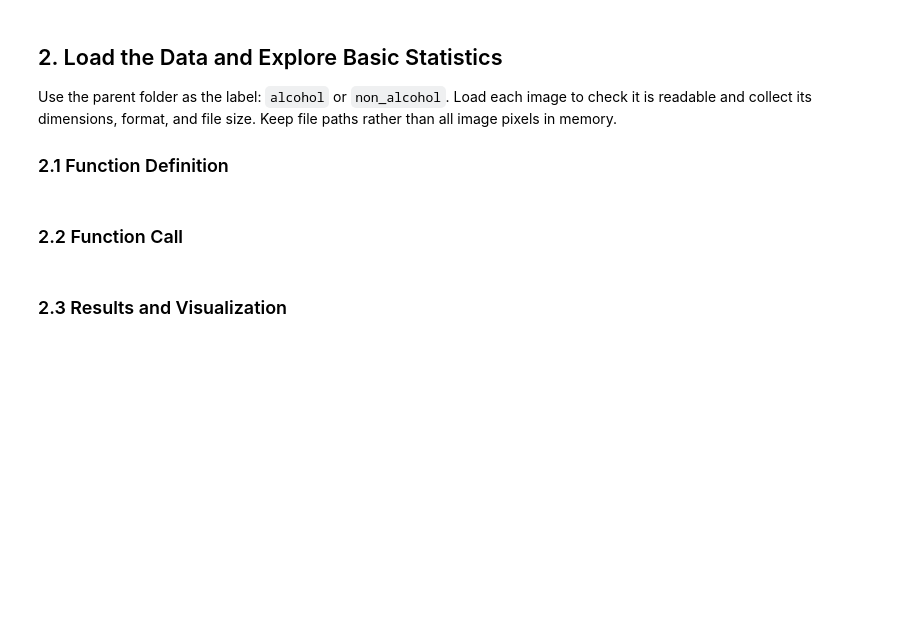
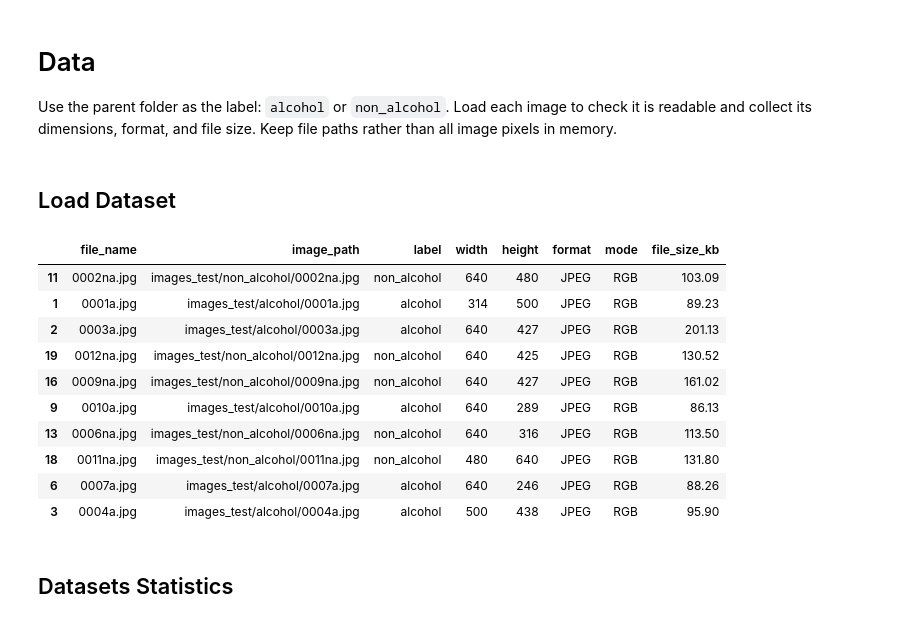
Before and after one commit to AmitNG2000/photo-text-alcohol-classifier, a Jupyter notebook: data_exploration_ocr.ipynb, the cells around one changed output. Saved outputs shown, nothing was run; the diff lists cells and outputs as text; code cells hidden in the pictures; blank space fills up the shorter version.

```diff
--- a/data_exploration_ocr.ipynb
+++ b/data_exploration_ocr.ipynb
@@ -33,11 +41,11 @@ plt.rcParams.update(
 # Limit CPU threads to avoid excessive overhead on these small images.
 torch.set_num_threads(4)
 # %% [markdown]
-## 2. Load the Data and Explore Basic Statistics
+# Data
 
 Use the parent folder as the label: `alcohol` or `non_alcohol`. Load each image to check it is readable and collect its dimensions, format, and file size. Keep file paths rather than all image pixels in memory.
-
-### 2.1 Function Definition
+# %% [markdown]
+## Load Dataset
 # %%
 def load_image_dataset(data_dir):
     """Load image paths, folder labels, and basic image metadata.
@@ -72,12 +80,23 @@ def load_image_dataset(data_dir):
                 )
 
     return pd.DataFrame(records)
-# %% [markdown]
-### 2.2 Function Call
 # %%
 dataset = load_image_dataset(DATA_DIR)
+display(dataset.sample(10))
+# %% [output]
+|  | file_name | image_path | label | width | height | format | mode | file_size_kb |
+| 11 | 0002na.jpg | images_test/non_alcohol/0002na.jpg | non_alcohol | 640 | 480 | JPEG | RGB | 103.09 |
+| 1 | 0001a.jpg | images_test/alcohol/0001a.jpg | alcohol | 314 | 500 | JPEG | RGB | 89.23 |
+| 2 | 0003a.jpg | images_test/alcohol/0003a.jpg | alcohol | 640 | 427 | JPEG | RGB | 201.13 |
+| 19 | 0012na.jpg | images_test/non_alcohol/0012na.jpg | non_alcohol | 640 | 425 | JPEG | RGB | 130.52 |
+| 16 | 0009na.jpg | images_test/non_alcohol/0009na.jpg | non_alcohol | 640 | 427 | JPEG | RGB | 161.02 |
+| 9 | 0010a.jpg | images_test/alcohol/0010a.jpg | alcohol | 640 | 289 | JPEG | RGB | 86.13 |
+| 13 | 0006na.jpg | images_test/non_alcohol/0006na.jpg | non_alcohol | 640 | 316 | JPEG | RGB | 113.50 |
+| 18 | 0011na.jpg | images_test/non_alcohol/0011na.jpg | non_alcohol | 480 | 640 | JPEG | RGB | 131.80 |
+| 6 | 0007a.jpg | images_test/alcohol/0007a.jpg | alcohol | 640 | 246 | JPEG | RGB | 88.26 |
+| 3 | 0004a.jpg | images_test/alcohol/0004a.jpg | alcohol | 500 | 438 | JPEG | RGB | 95.90 |
 # %% [markdown]
-### 2.3 Results and Visualization
+## Datasets Statistics
 # %%
 class_summary = dataset.groupby("label").size().rename("image_count").to_frame()
 class_summary["percentage"] = class_summary["image_count"] / len(dataset) * 100
```
Also changed, not shown: parts of 12 cells of this notebook, 5 other files.
